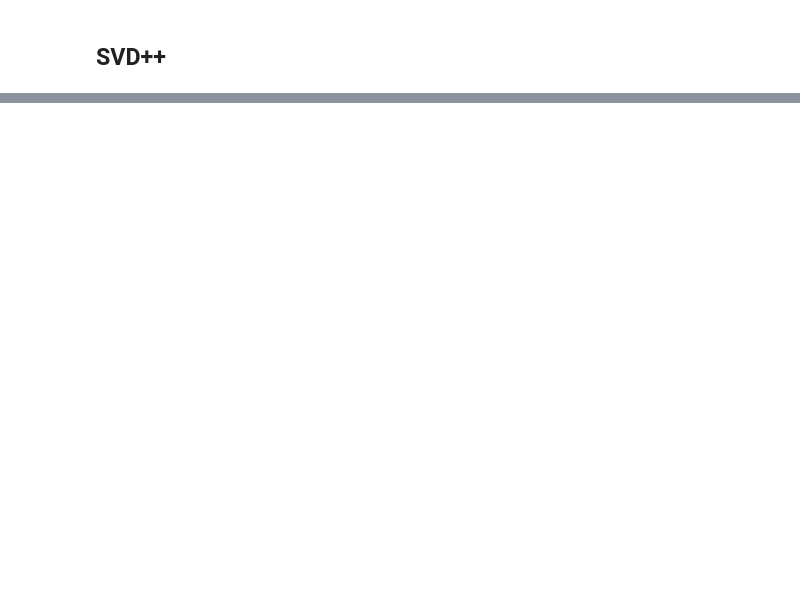
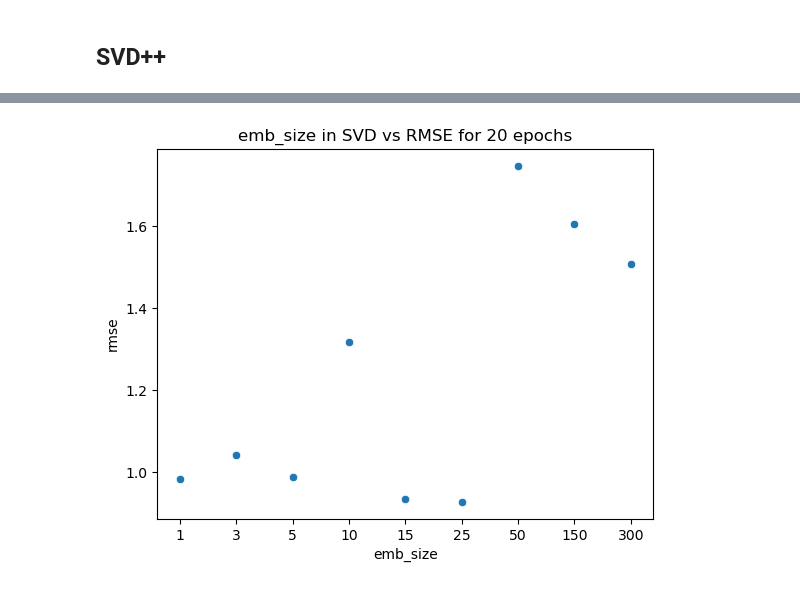
Before and after one commit to grach0v/AI_Masters, a Jupyter notebook: Recommendations/hw1/hw1.ipynb, the cells around one changed output, grey strips where cells are left out. Cells and saved outputs as stored; diff of their text form; code cells hidden in the pictures; blank space fills up the shorter version.

```diff
--- a/Recommendations/hw1/hw1.ipynb
+++ b/Recommendations/hw1/hw1.ipynb
@@ -448,0 +556,8 @@ MAE of svd_plus 0.84
+# %%
+stats_df = pd.DataFrame(rmse_stats.items(), columns=['emb_size', 'rmse'])
+stats_df['emb_size'] = stats_df['emb_size'].astype(str)
+plt.title('emb_size in SVD vs RMSE for 20 epochs')
+sns.scatterplot(stats_df, x='emb_size', y='rmse')
+plt.show()
+# %% [output]
+[figure, added]
```
Also changed, not shown: parts of 25 cells of this notebook.
